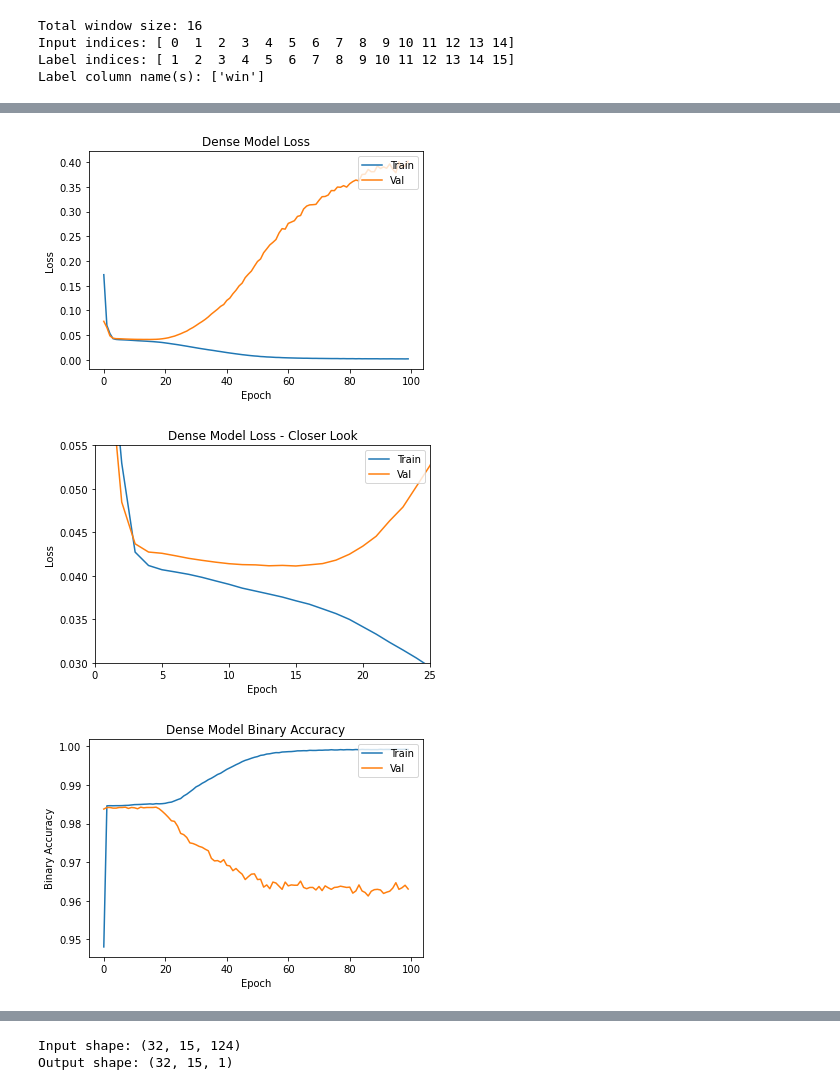
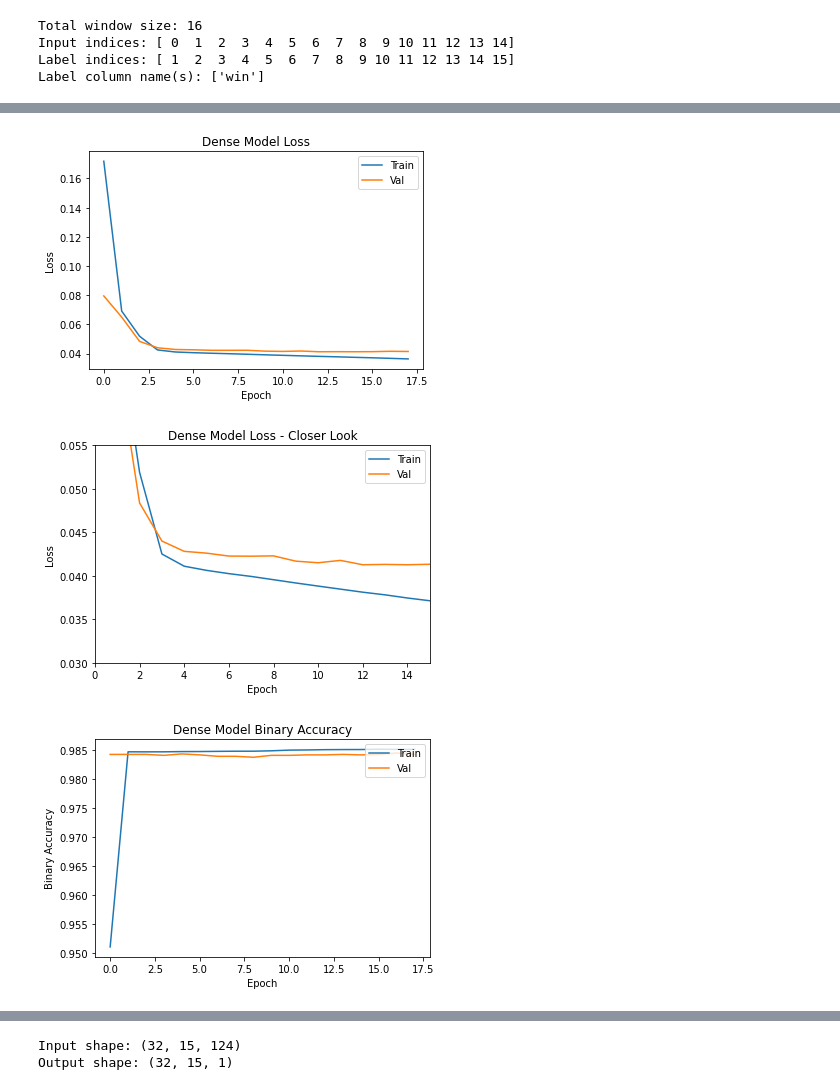
Before and after one commit to ucfcs/Fall2020-Group-20, a Jupyter notebook: notebooks/protoss/ProtossNorm.ipynb, the cells around one changed output, grey strips where cells are left out. Cells and saved outputs as stored; diff of their text form; code cells hidden in the pictures.

Commit message:
early stopping & gru

```diff
--- a/notebooks/protoss/ProtossNorm.ipynb
+++ b/notebooks/protoss/ProtossNorm.ipynb
@@ -285,15 +285,19 @@ Label column name(s): ['win']
 # %%
 MAX_EPOCHS = 100
 
-def compile_and_fit(model, window, patience=2):
-  model.compile(loss=tf.keras.losses.BinaryCrossentropy(),
+def compile_and_fit(model, window, patience=3):
+    early_stopping = tf.keras.callbacks.EarlyStopping(monitor='val_loss',
+                                                    patience=patience,
+                                                    mode='min')
+    model.compile(loss=tf.keras.losses.BinaryCrossentropy(),
                 optimizer=tf.optimizers.Adam(),
                 metrics=[tf.keras.metrics.BinaryAccuracy(),tf.keras.metrics.Precision(),
                         tf.keras.metrics.Recall(), tf.keras.metrics.AUC()])
 
-  history = model.fit(window.train, epochs=MAX_EPOCHS,
-                      validation_data=window.val)
-  return history
+    history = model.fit(window.train, epochs=MAX_EPOCHS,
+                      validation_data=window.val,
+                     callbacks=[early_stopping])
+    return history
 # %%
 linear = tf.keras.Sequential([
     tf.keras.layers.Dense(units=1, activation='sigmoid')
@@ -420,36 +421,36 @@ Epoch 100/100
 # %%
 #Dense Model Loss
 plt.plot(history_dense.history['loss'])
 plt.plot(history_dense.history['val_loss'])
 plt.title('Dense Model Loss')
 plt.ylabel('Loss')
 plt.xlabel('Epoch')
 plt.legend(['Train','Val'], loc='upper right')
 plt.show()
 
 #Dense Model Loss
 plt.plot(history_dense.history['loss'])
 plt.plot(history_dense.history['val_loss'])
 plt.title('Dense Model Loss - Closer Look')
 plt.ylabel('Loss')
 plt.xlabel('Epoch')
 plt.legend(['Train','Val'], loc='upper right')
 plt.ylim(0.03,0.055)
-plt.xlim(0,25)
+plt.xlim(0,15)
 plt.show()
 
 #Dense Model Binary Accuracy
 plt.plot(history_dense.history['binary_accuracy'])
 plt.plot(history_dense.history['val_binary_accuracy'])
 plt.title('Dense Model Binary Accuracy')
 plt.ylabel('Binary Accuracy')
 plt.xlabel('Epoch')
 plt.legend(['Train','Val'], loc='upper right')
 plt.show()
 # %% [output]
-[figure, old version]
+[figure, new version]
-[figure, old version]
+[figure, new version]
-[figure, old version]
+[figure, new version]
 # %%
 #Confusion matrix for Test set using Dense NN
 
```
Also changed, not shown: parts of 15 cells of this notebook, 5 other files.
